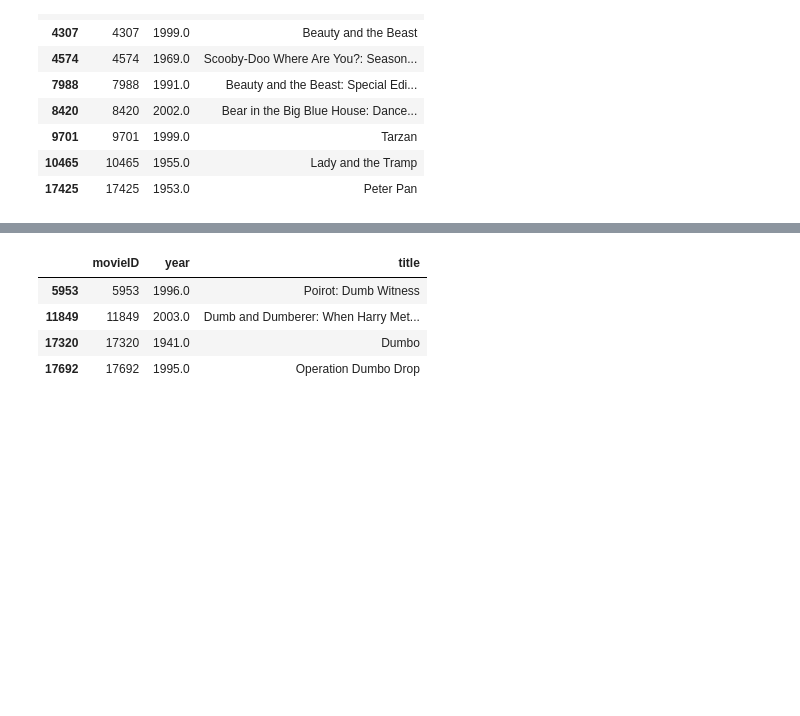
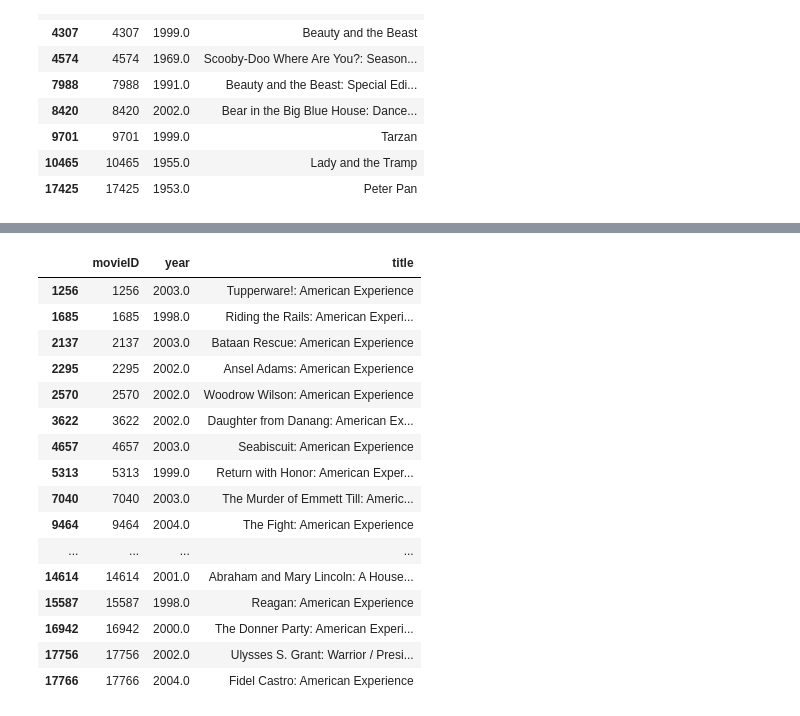
Before and after one commit to jfried23/DeepLearningTeamMeeting, a Jupyter notebook: Netflix Embedding.ipynb, the cells around one changed output, grey strips where cells are left out. Drawn from its saved outputs; the diff is of its cells as text; code cells hidden in the pictures; blank space fills up the shorter version.

```diff
--- a/Netflix Embedding.ipynb
+++ b/Netflix Embedding.ipynb
@@ -218,10 +223,22 @@ for k,v in acadmey.items(): plt.plot(x[v,0],x[v,1], 'gd'); plt.annotate(s=k, xy=
 # %%
 for k,v in myMovies.items(): plt.plot(x[v,0],x[v,1], 'ro'); plt.annotate
 # %%
-mv_df[ mv_df.title.str.contains('Dumb')]
+mv_df[ mv_df.title.str.contains('American Exp', case=False)]
 # %% [output]
 |  | movieID | year | title |
-| 5953 | 5953 | 1996.0 | Poirot: Dumb Witness |
-| 11849 | 11849 | 2003.0 | Dumb and Dumberer: When Harry Met... |
-| 17320 | 17320 | 1941.0 | Dumbo |
-| 17692 | 17692 | 1995.0 | Operation Dumbo Drop |
+| 1256 | 1256 | 2003.0 | Tupperware!: American Experience |
+| 1685 | 1685 | 1998.0 | Riding the Rails: American Experi... |
+| 2137 | 2137 | 2003.0 | Bataan Rescue: American Experience |
+| 2295 | 2295 | 2002.0 | Ansel Adams: American Experience |
+| 2570 | 2570 | 2002.0 | Woodrow Wilson: American Experience |
+| 3622 | 3622 | 2002.0 | Daughter from Danang: American Ex... |
+| 4657 | 4657 | 2003.0 | Seabiscuit: American Experience |
+| 5313 | 5313 | 1999.0 | Return with Honor: American Exper... |
+| 7040 | 7040 | 2003.0 | The Murder of Emmett Till: Americ... |
+| 9464 | 9464 | 2004.0 | The Fight: American Experience |
+| ... | ... | ... | ... |
+| 14614 | 14614 | 2001.0 | Abraham and Mary Lincoln: A House... |
+| 15587 | 15587 | 1998.0 | Reagan: American Experience |
+| 16942 | 16942 | 2000.0 | The Donner Party: American Experi... |
+| 17756 | 17756 | 2002.0 | Ulysses S. Grant: Warrior / Presi... |
+| 17766 | 17766 | 2004.0 | Fidel Castro: American Experience |
```
Also changed, not shown: parts of 1 cell of this notebook, 1 other file.
